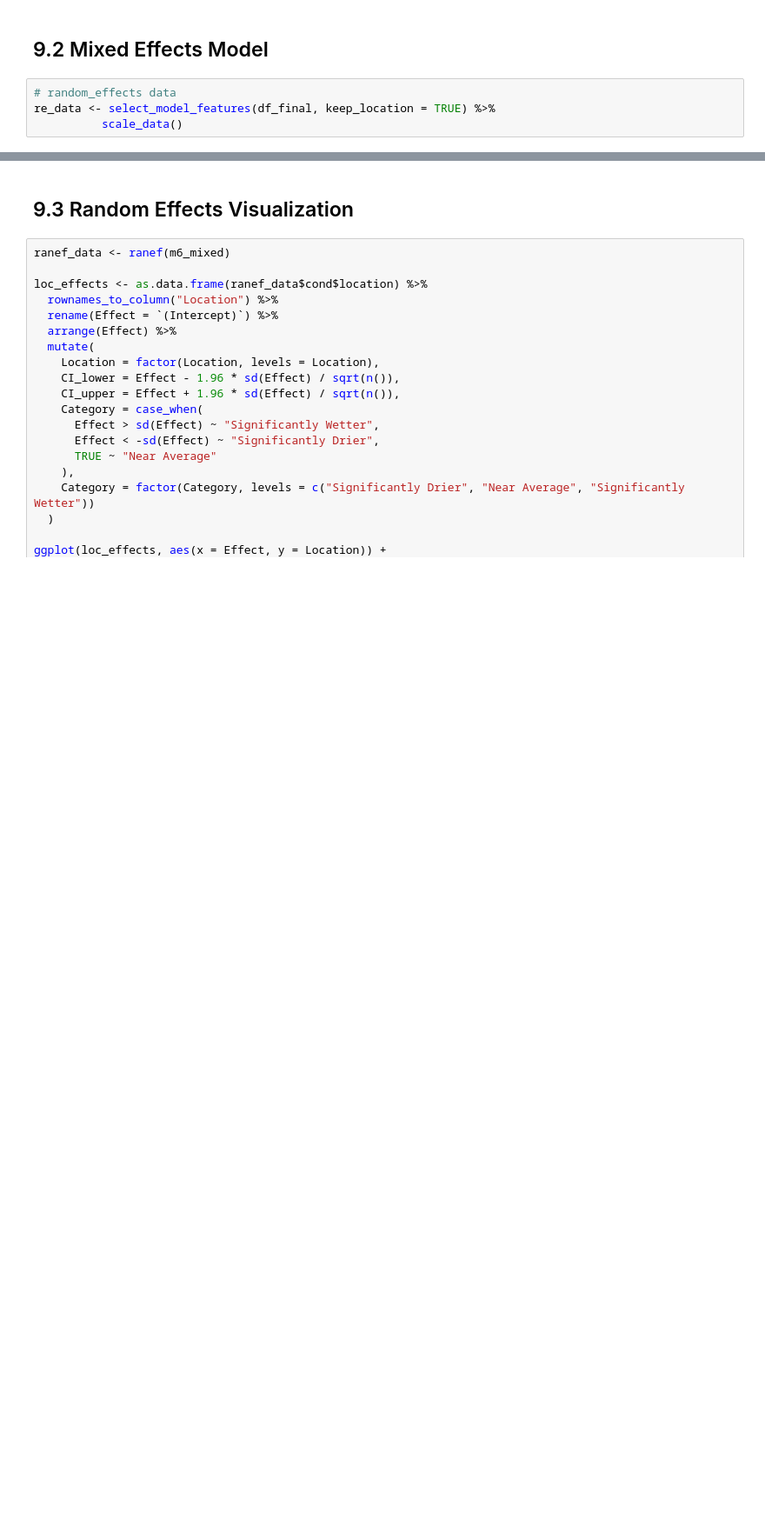
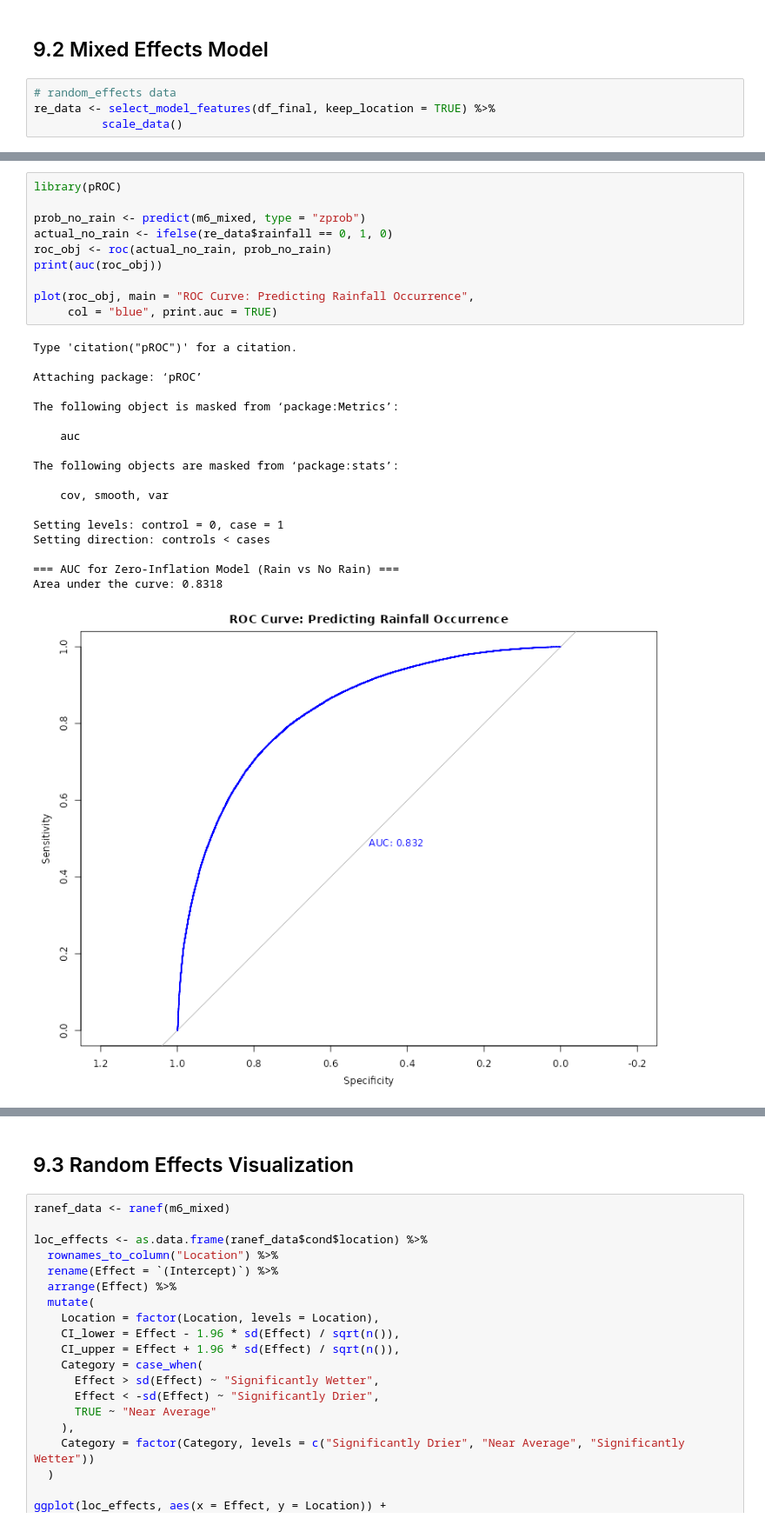
Before and after one commit to Chrisolande/Statistical-Inference-Zero-Inflated-Models, a Jupyter notebook: refactored.ipynb, the cells around one changed output, grey strips where cells are left out. Shown at 87% size. Cells and saved outputs as stored; diff of their text form; blank space fills up the shorter version.

```diff
--- a/refactored.ipynb
+++ b/refactored.ipynb
@@ -1527,2 +1537,31 @@ pressure_change   -0.513932   0.007093  -72.46   <2e-16 ***
 ---
 Signif. codes:  0 ‘***’ 0.001 ‘**’ 0.01 ‘*’ 0.05 ‘.’ 0.1 ‘ ’ 1
+# %%
+library(pROC)
+
+prob_no_rain <- predict(m6_mixed, type = "zprob")
+actual_no_rain <- ifelse(re_data$rainfall == 0, 1, 0)
+roc_obj <- roc(actual_no_rain, prob_no_rain)
+print(auc(roc_obj))
+
+plot(roc_obj, main = "ROC Curve: Predicting Rainfall Occurrence",
+     col = "blue", print.auc = TRUE)
+# %% [output]
+Type 'citation("pROC")' for a citation.
+
+Attaching package: ‘pROC’
+
+The following object is masked from ‘package:Metrics’:
+
+    auc
+
+The following objects are masked from ‘package:stats’:
+
+    cov, smooth, var
+
+Setting levels: control = 0, case = 1
+Setting direction: controls < cases
+
+=== AUC for Zero-Inflation Model (Rain vs No Rain) ===
+Area under the curve: 0.8318
+[figure, added]
```
Also changed, not shown: parts of 12 cells of this notebook.
